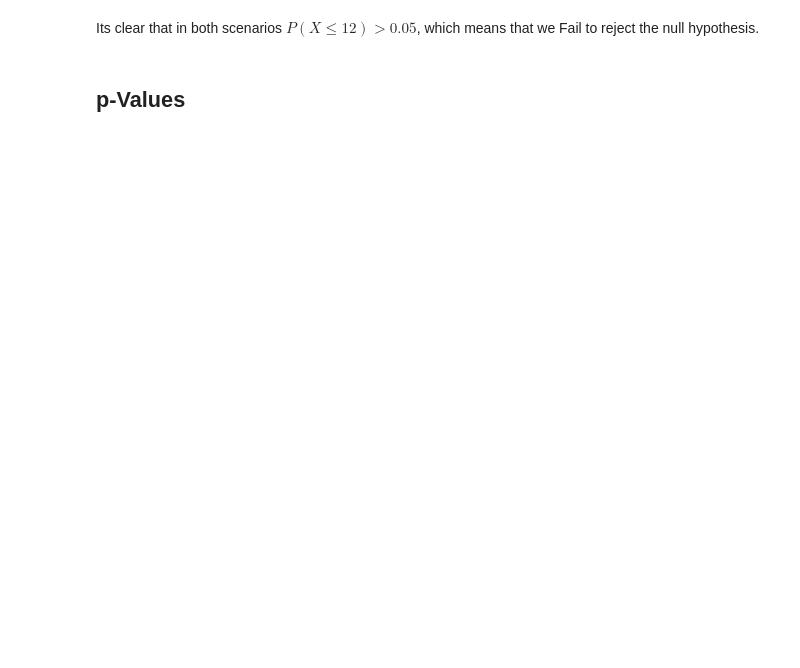
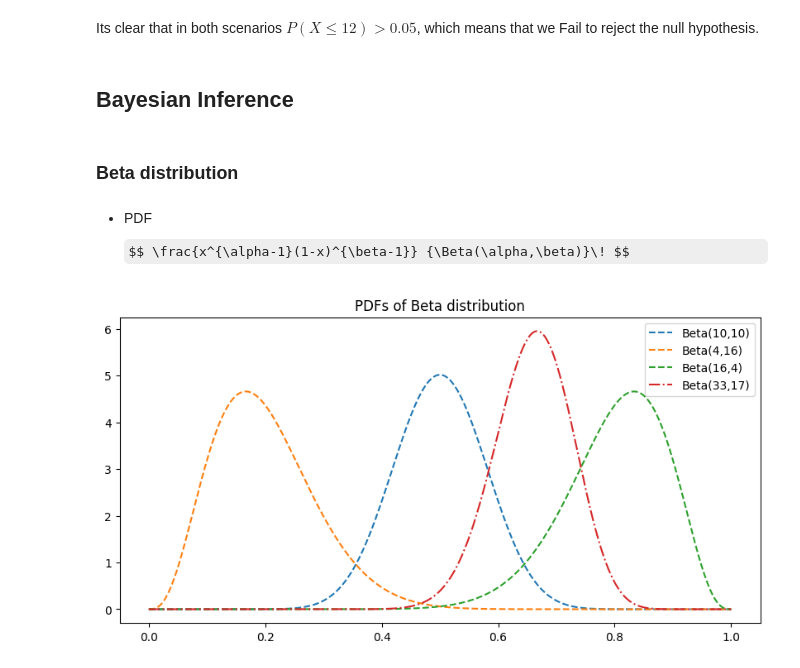
Before and after one commit to TheLastAurora/ds_scratch, a Jupyter notebook: ch_7.ipynb, the cells around one changed output. Cells and saved outputs as stored; diff of their text form; code cells hidden in the pictures; some formulas as TeX source; blank space fills up the shorter version.

```diff
--- a/ch_7.ipynb
+++ b/ch_7.ipynb
@@ -85,4 +87,41 @@ With C.C: 0.0773644617426893
 # %% [markdown]
 Its clear that in both scenarios $ P(X \leq 12) > 0.05 $, which means that we Fail to reject the null hypothesis.
-# %% [markdown]
-## p-Values
+# %% [markdown]
+## Bayesian Inference
+# %% [markdown]
+### Beta distribution
+# %% [markdown]
+- PDF
+$$ \frac{x^{\alpha-1}(1-x)^{\beta-1}} {\Beta(\alpha,\beta)}\! $$
+# %%
+def B(alpha: float, beta: float) -> float:
+    """Normalizes the probabilities"""
+    return math.gamma(alpha) * math.gamma(beta) / math.gamma(alpha + beta)
+
+
+def beta_pdf(x: float, alpha: float, beta: float) -> float:
+    """Calcuates the pdf for the beta dist"""
+    if x <= 0 or x >= 1:
+        return 0
+    return (x ** (alpha - 1) * (1 - x) ** (beta - 1)) / B(alpha, beta)
+# %%
+# Plotting a graph with some beta pdfs
+
+alpha = 1
+beta = 1
+
+xs = np.linspace(0, 1.0, 1000)
+y1 = [beta_pdf(x, 20, 20) for x in xs]
+y2 = [beta_pdf(x, 4, 16) for x in xs]
+y3 = [beta_pdf(x, 16, 4) for x in xs]
+y4 = [beta_pdf(x, 33, 17) for x in xs]
+plt.figure().set_figwidth(10)
+plt.plot(xs, y1, label='Beta(10,10)', linestyle='--', c='C0')
+plt.plot(xs, y2, label='Beta(4,16)', linestyle='--', c='C1')
+plt.plot(xs, y3, label='Beta(16,4)', linestyle='--', c='C2')
+plt.plot(xs, y4, label='Beta(33,17)', linestyle='-.', c='C3')
+plt.title('PDFs of Beta distribution')
+plt.legend()
+plt.show()
+# %% [output]
+[figure, added]
```
Also changed, not shown: parts of 4 cells of this notebook, 1 other file.
